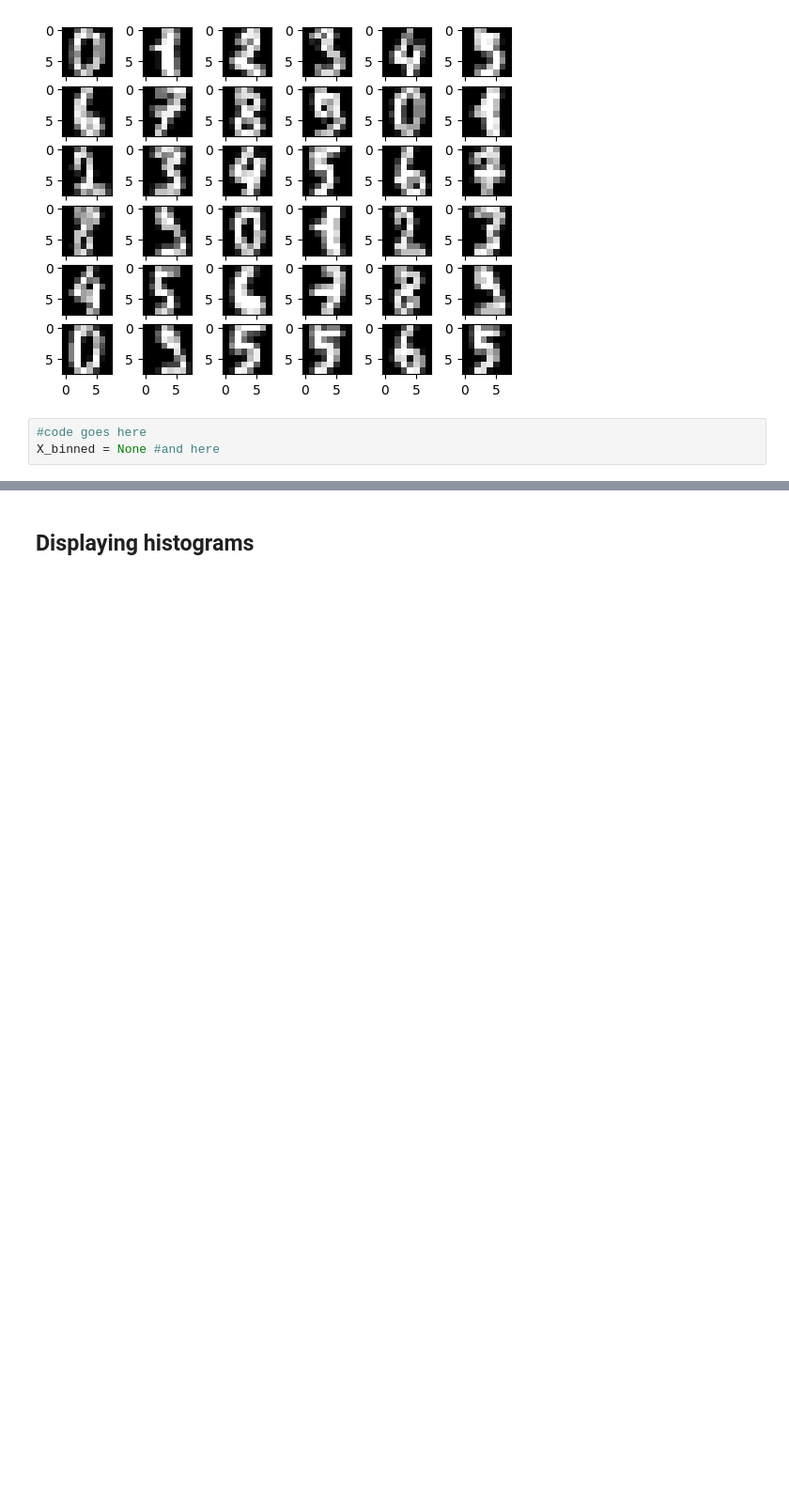
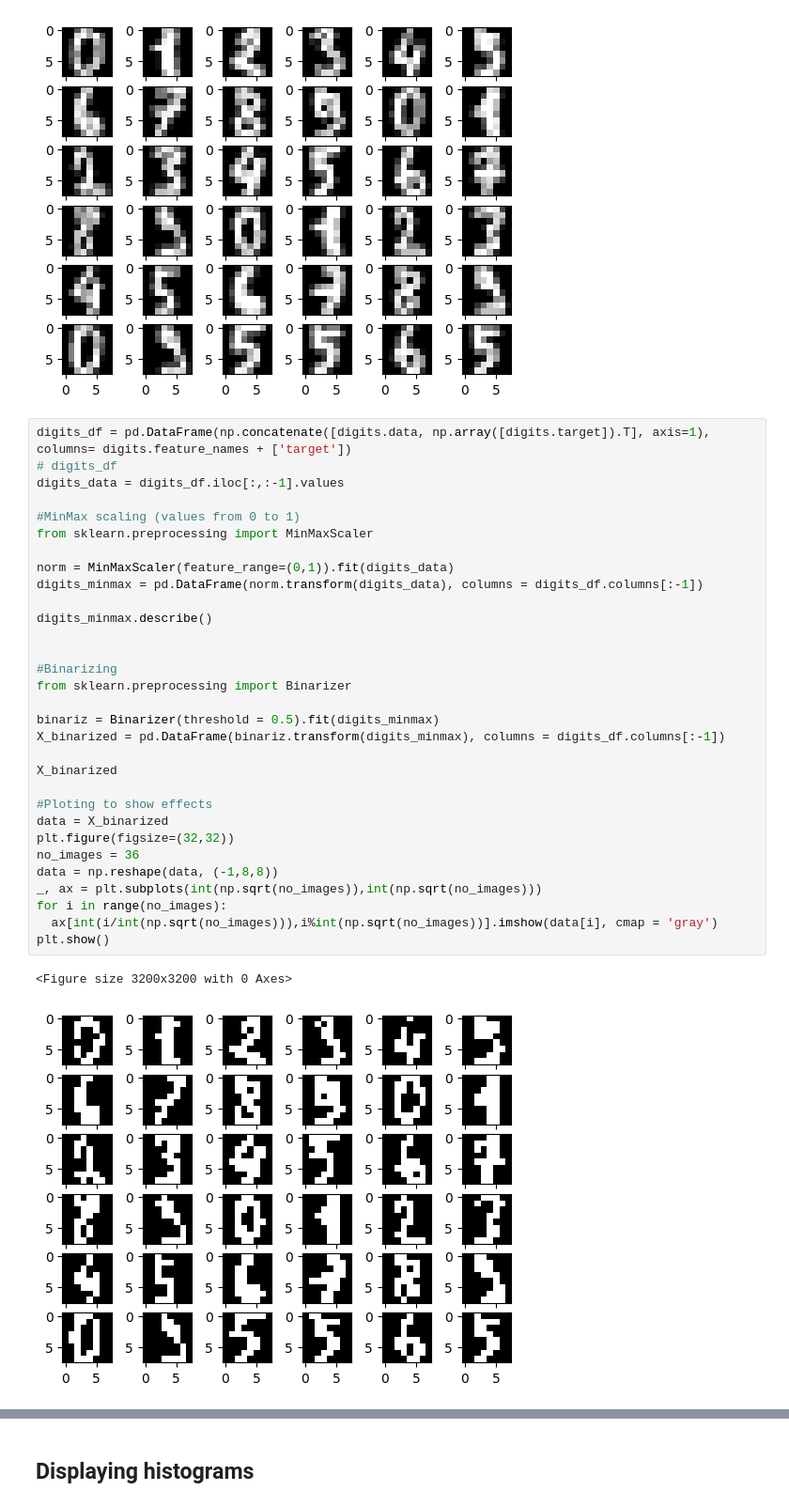
Before and after one commit to Bialkasss/Data-mining, a Jupyter notebook: Pre-processing/dm_data_preprocessing.ipynb, the cells around one changed output, grey strips where cells are left out. Shown at 94% size. Cells and saved outputs as stored; diff of their text form; blank space fills up the shorter version.

Commit message:
digits binarization done

```diff
--- a/Pre-processing/dm_data_preprocessing.ipynb
+++ b/Pre-processing/dm_data_preprocessing.ipynb
@@ -481,7 +493,38 @@ plt.show()
 # %% [output]
 <Figure size 3200x3200 with 0 Axes>
 [figure]
-# %%
-#code goes here
-X_binned = None #and here
+# %%
+digits_df = pd.DataFrame(np.concatenate([digits.data, np.array([digits.target]).T], axis=1), columns= digits.feature_names + ['target'])
+# digits_df
+digits_data = digits_df.iloc[:,:-1].values
+
+#MinMax scaling (values from 0 to 1)
+from sklearn.preprocessing import MinMaxScaler
+
+norm = MinMaxScaler(feature_range=(0,1)).fit(digits_data)
+digits_minmax = pd.DataFrame(norm.transform(digits_data), columns = digits_df.columns[:-1])
+
+digits_minmax.describe()
+
+
+#Binarizing
+from sklearn.preprocessing import Binarizer
+
+binariz = Binarizer(threshold = 0.5).fit(digits_minmax)
+X_binarized = pd.DataFrame(binariz.transform(digits_minmax), columns = digits_df.columns[:-1])
+
+X_binarized
+
+#Ploting to show effects
+data = X_binarized
+plt.figure(figsize=(32,32))
+no_images = 36
+data = np.reshape(data, (-1,8,8))
+_, ax = plt.subplots(int(np.sqrt(no_images)),int(np.sqrt(no_images)))
+for i in range(no_images):
+  ax[int(i/int(np.sqrt(no_images))),i%int(np.sqrt(no_images))].imshow(data[i], cmap = 'gray')
+plt.show()
+# %% [output]
+<Figure size 3200x3200 with 0 Axes>
+[figure, added]
 # %%
```
Also changed, not shown: parts of 5 cells of this notebook.
